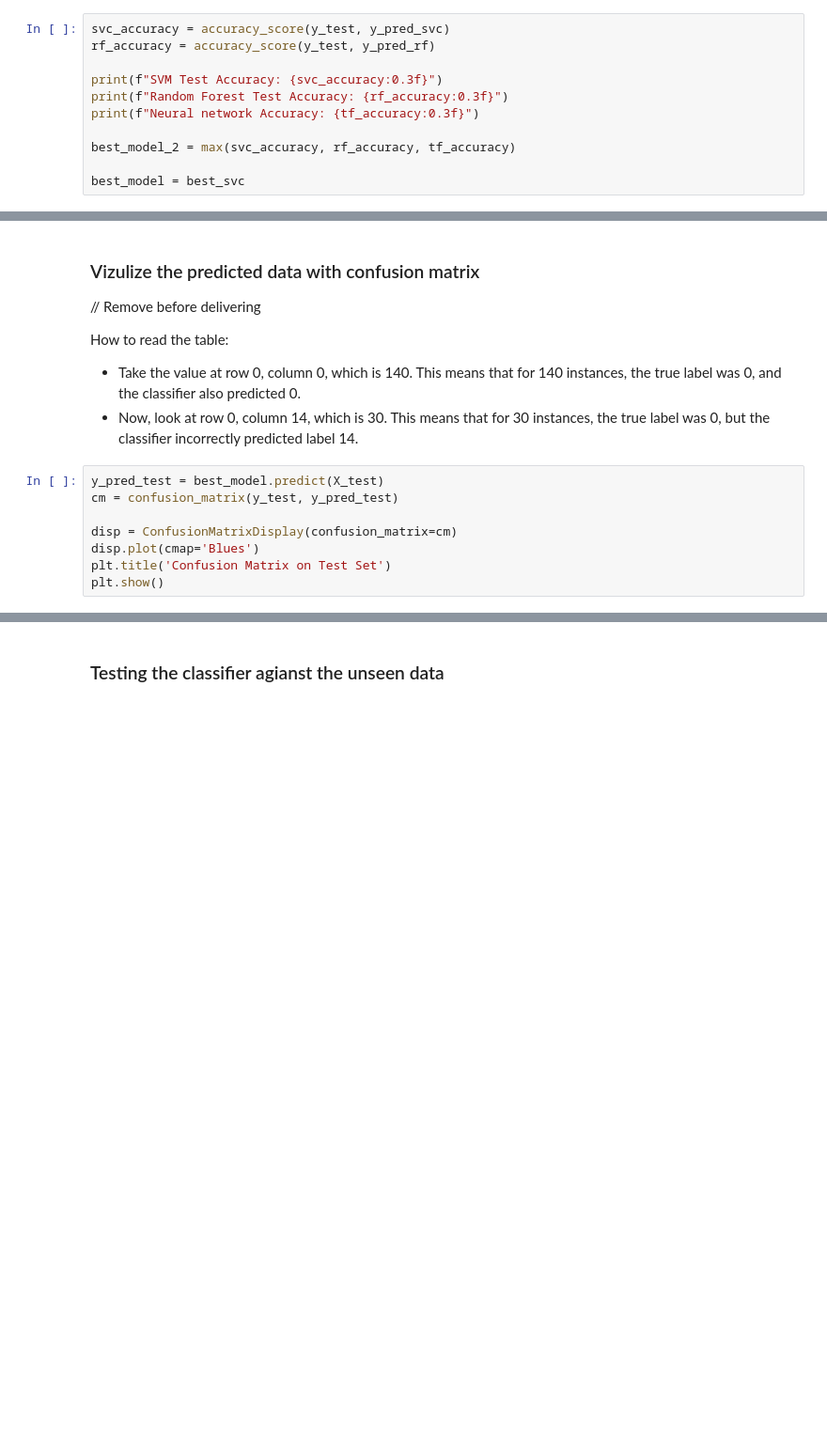
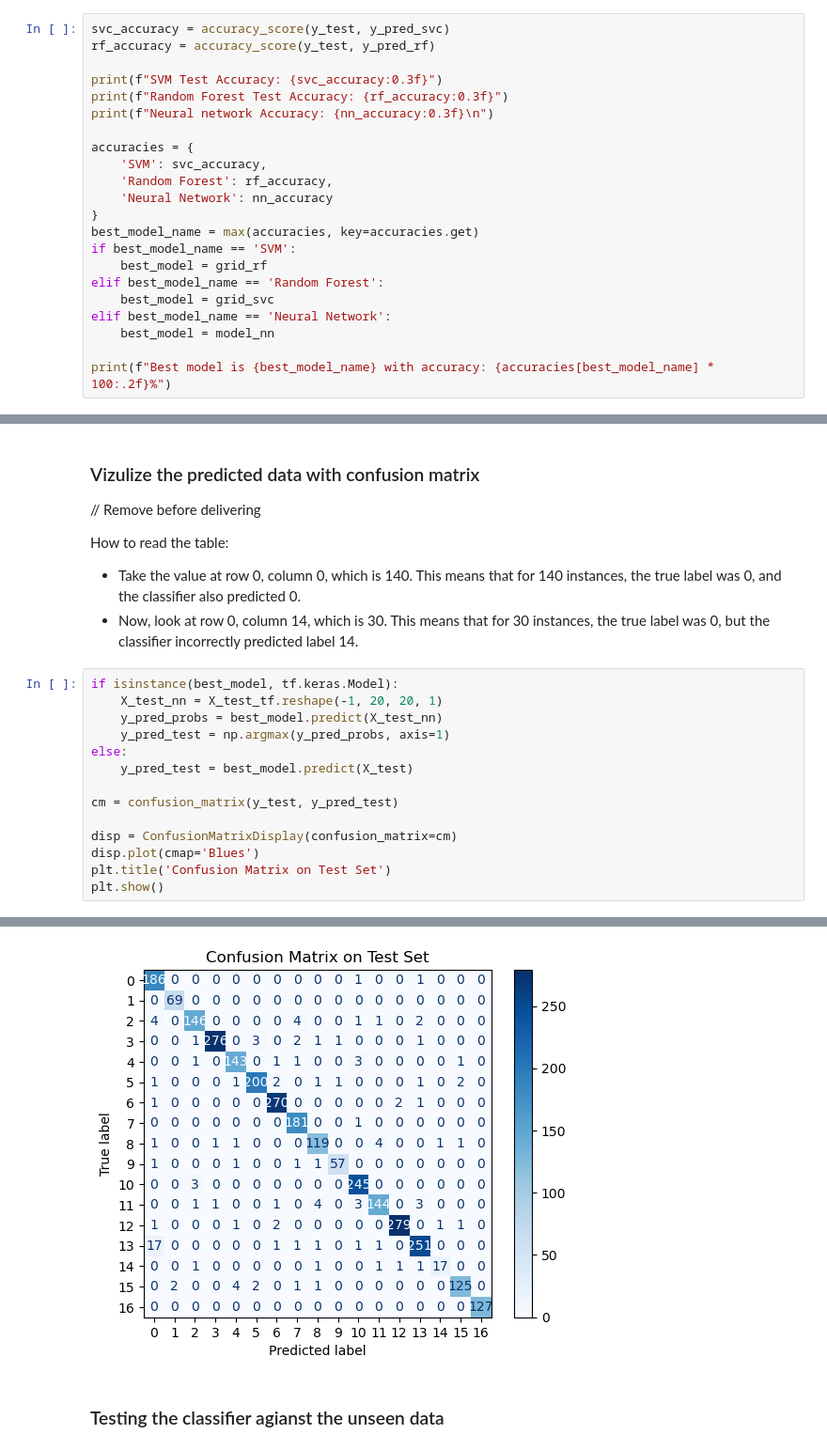
Before and after one commit to Smuch12/Digit-recognizer, a Jupyter notebook: digit_recognizer.ipynb, the cells around one changed output, grey strips where cells are left out. Shown: that part at 94% size. Cells and saved outputs as stored; diff of their text form; blank space fills up the shorter version.

Commit message:
Fixed code, best model chosen automaitccly

```diff
--- a/digit_recognizer.ipynb
+++ b/digit_recognizer.ipynb
@@ -211,11 +216,22 @@ rf_accuracy = accuracy_score(y_test, y_pred_rf)
 
 print(f"SVM Test Accuracy: {svc_accuracy:0.3f}")
 print(f"Random Forest Test Accuracy: {rf_accuracy:0.3f}")
-print(f"Neural network Accuracy: {tf_accuracy:0.3f}")
+print(f"Neural network Accuracy: {nn_accuracy:0.3f}\n")
 
-best_model_2 = max(svc_accuracy, rf_accuracy, tf_accuracy)
+accuracies = {
+    'SVM': svc_accuracy,
+    'Random Forest': rf_accuracy,
+    'Neural Network': nn_accuracy
+}
+best_model_name = max(accuracies, key=accuracies.get)
+if best_model_name == 'SVM':
+    best_model = grid_rf
+elif best_model_name == 'Random Forest':
+    best_model = grid_svc
+elif best_model_name == 'Neural Network':
+    best_model = model_nn
 
-best_model = best_svc
+print(f"Best model is {best_model_name} with accuracy: {accuracies[best_model_name] * 100:.2f}%")
 # %% [output]
 SVM Test Accuracy: 0.920
 Random Forest Test Accuracy: 0.777
@@ -228,10 +246,17 @@ How to read the table:
 - Take the value at row 0, column 0, which is 140. This means that for 140 instances, the true label was 0, and the classifier also predicted 0.
 - Now, look at row 0, column 14, which is 30. This means that for 30 instances, the true label was 0, but the classifier incorrectly predicted label 14.
 # %%
-y_pred_test = best_model.predict(X_test)
+if isinstance(best_model, tf.keras.Model):
+    X_test_nn = X_test_tf.reshape(-1, 20, 20, 1)
+    y_pred_probs = best_model.predict(X_test_nn)
+    y_pred_test = np.argmax(y_pred_probs, axis=1)
+else:
+    y_pred_test = best_model.predict(X_test)
+
 cm = confusion_matrix(y_test, y_pred_test)
 
 disp = ConfusionMatrixDisplay(confusion_matrix=cm)
 disp.plot(cmap='Blues')
 plt.title('Confusion Matrix on Test Set')
 plt.show()
+# %% [output]
@@ -238,3 +264,4 @@ plt.show()
+[figure, added]
 # %% [markdown]
 ### Testing the classifier agianst the unseen data
 # %%
```
Also changed, not shown: parts of 15 cells of this notebook.
